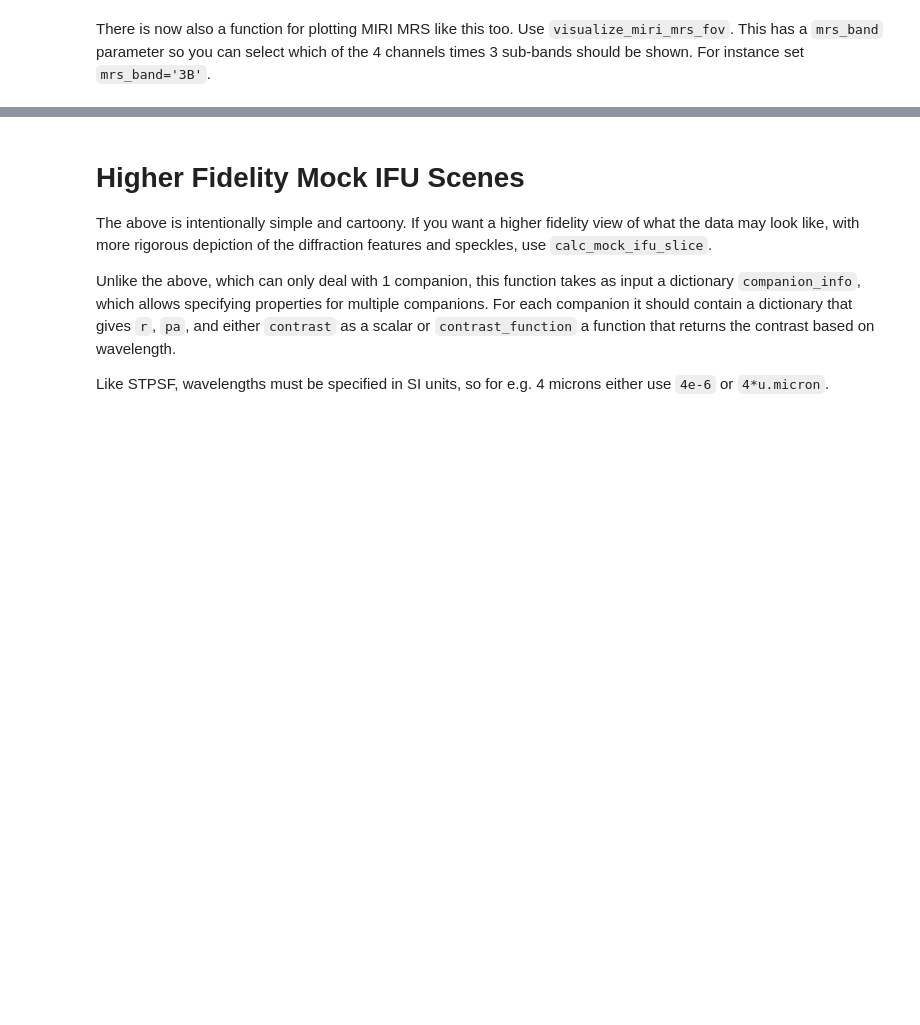
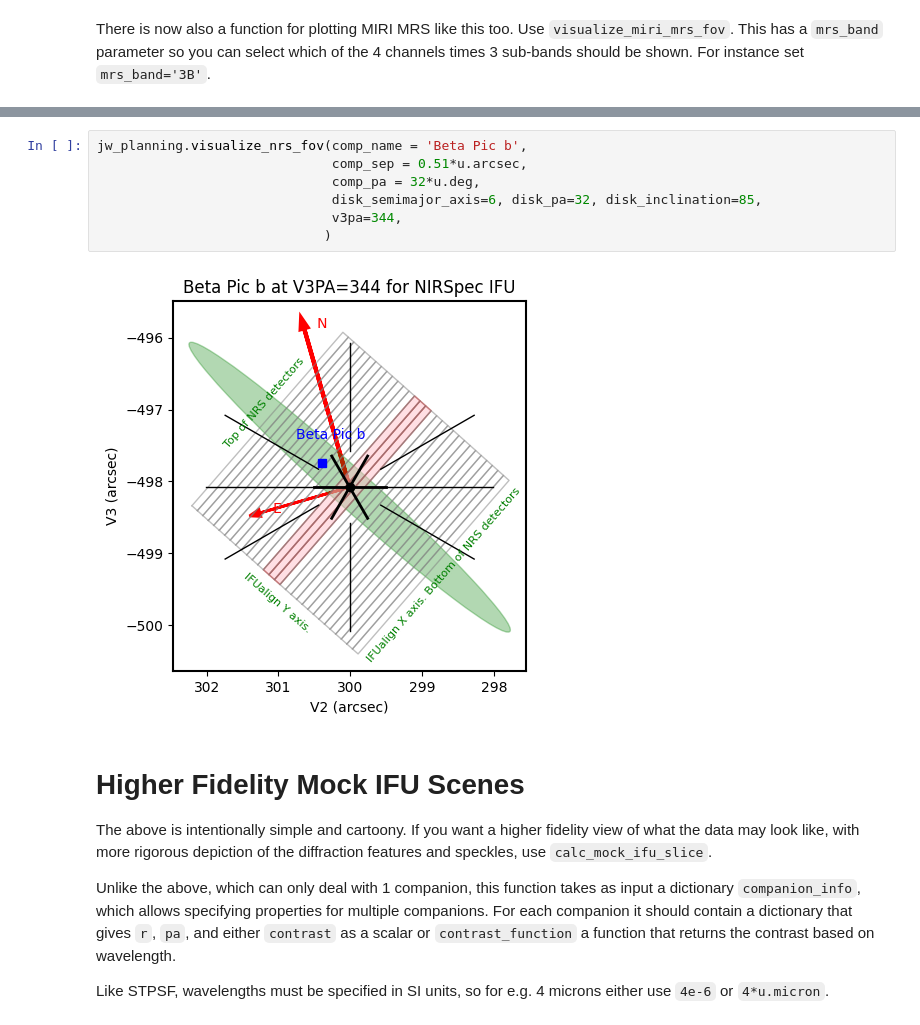
Before and after one commit to jruffio/breads, a Jupyter notebook: demos/demo_planning_jwst_ifu_obs.ipynb, the cells around one changed output, grey strips where cells are left out. Drawn from its saved outputs; the diff is of its cells as text; blank space fills up the shorter version.

Commit message:
add simple display of circumstellar disks to JWST IFU FOV planning tools

```diff
--- a/demos/demo_planning_jwst_ifu_obs.ipynb
+++ b/demos/demo_planning_jwst_ifu_obs.ipynb
@@ -160,3 +152,12 @@ Caution: MIRIFU_4ASLICE09 contains the PSF core, and may have saturated pixels a
+# %%
+jw_planning.visualize_nrs_fov(comp_name = 'Beta Pic b',
+                              comp_sep = 0.51*u.arcsec,
+                              comp_pa = 32*u.deg,
+                              disk_semimajor_axis=6, disk_pa=32, disk_inclination=85,
+                              v3pa=344,
+                             )
+# %% [output]
+[figure, added]
 # %% [markdown]
 # Higher Fidelity Mock IFU Scenes
 
```
Also changed, not shown: parts of 4 cells of this notebook, 1 other file.
